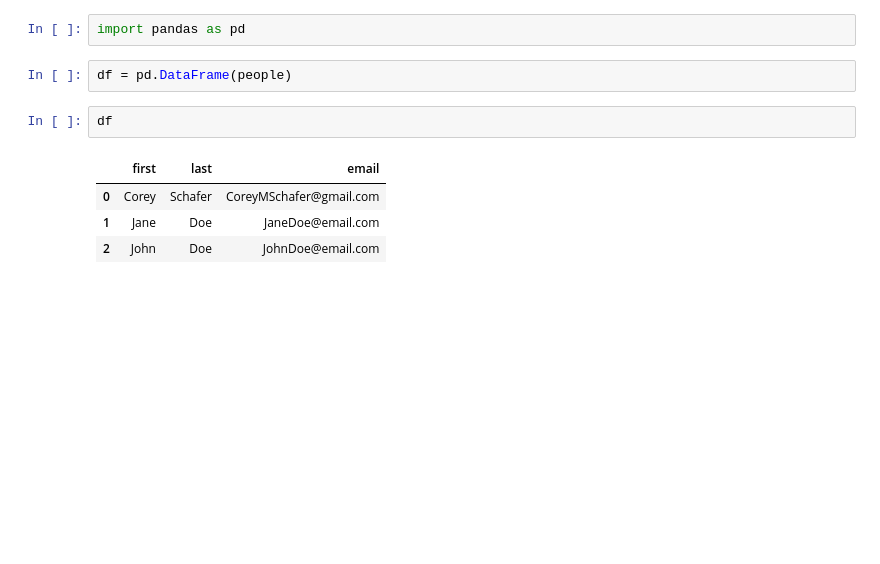
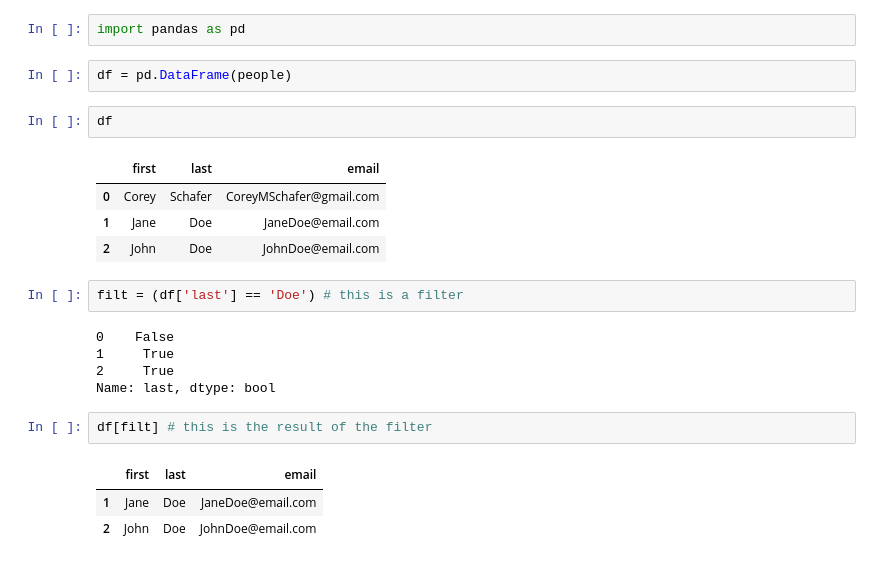
Before and after one commit to aspandyar/pandas-py, a Jupyter notebook: notebook/pd4.ipynb, the cells around one changed output. Cells and saved outputs as stored; diff of their text form; blank space fills up the shorter version.

```diff
--- a/notebook/pd4.ipynb
+++ b/notebook/pd4.ipynb
@@ -15,3 +17,16 @@ df
 | 0 | Corey | Schafer | CoreyMSchafer@gmail.com |
 | 1 | Jane | Doe | JaneDoe@email.com |
 | 2 | John | Doe | JohnDoe@email.com |
+# %%
+filt = (df['last'] == 'Doe') # this is a filter
+# %% [output]
+0    False
+1     True
+2     True
+Name: last, dtype: bool
+# %%
+df[filt] # this is the result of the filter
+# %% [output]
+|  | first | last | email |
+| 1 | Jane | Doe | JaneDoe@email.com |
+| 2 | John | Doe | JohnDoe@email.com |
```
Also changed, not shown: parts of 20 cells of this notebook.
